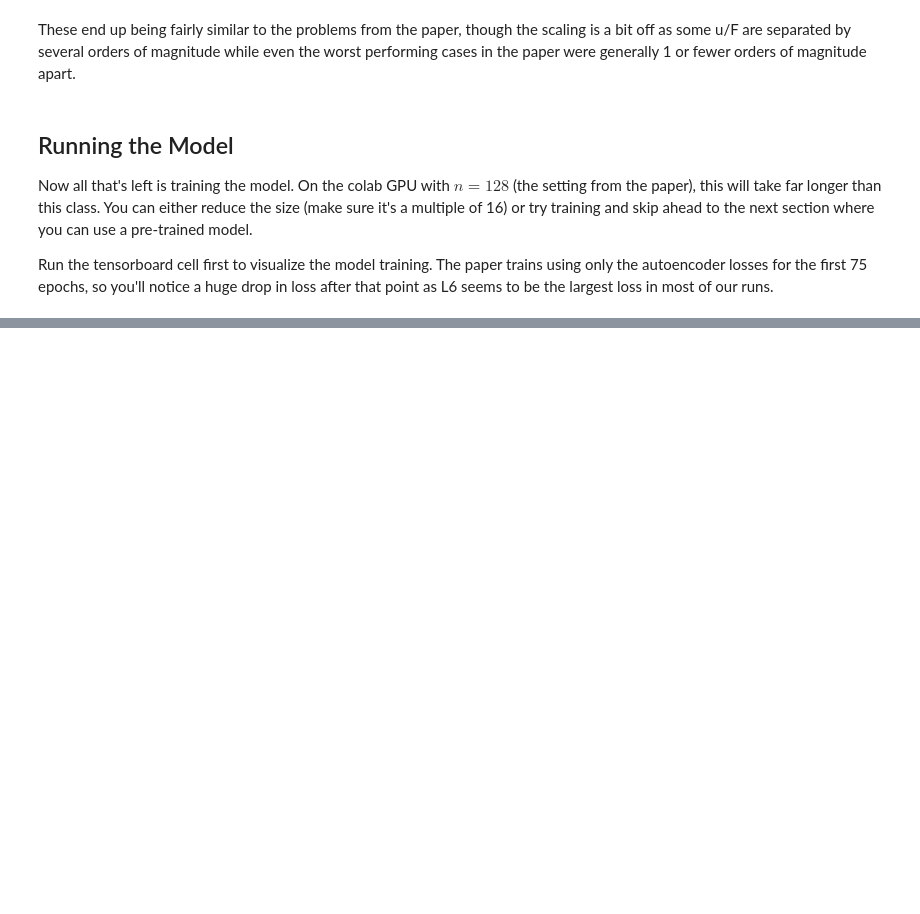
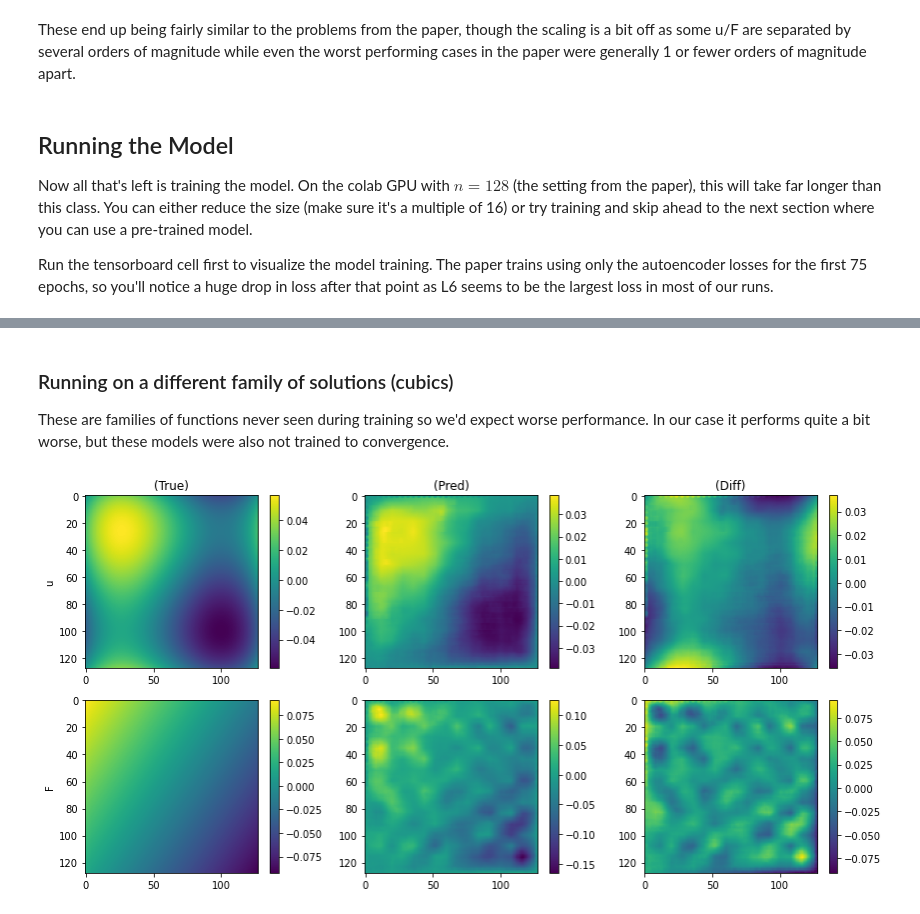
Before and after one commit to mikemccabe210/appm5720_dg_demo, a Jupyter notebook: DeepGreenDemo.ipynb, the cells around one changed output, grey strips where cells are left out. Drawn from its saved outputs; the diff is of its cells as text; code cells hidden in the pictures; blank space fills up the shorter version.

```diff
--- a/DeepGreenDemo.ipynb
+++ b/DeepGreenDemo.ipynb
@@ -515,0 +545,4 @@ KeyboardInterrupt:
+# %% [markdown]
+### Running on a different family of solutions (cubics)
+
+These are families of functions never seen during training so we'd expect worse performance. In our case it performs quite a bit worse, but these models were also not trained to convergence.
@@ -515,0 +551,8 @@ KeyboardInterrupt:
+# %%
+index = 30
+u, F = cubic_test_dataset(jnp.array([index]))
+_, _, F_pred, u_pred, _, _, _ = model.apply(params, (u, F))
+
+compare_plot(u, F, u_pred, F_pred)
+# %% [output]
+[figure, added]
```
Also changed, not shown: parts of 14 cells of this notebook, 1 other file.
